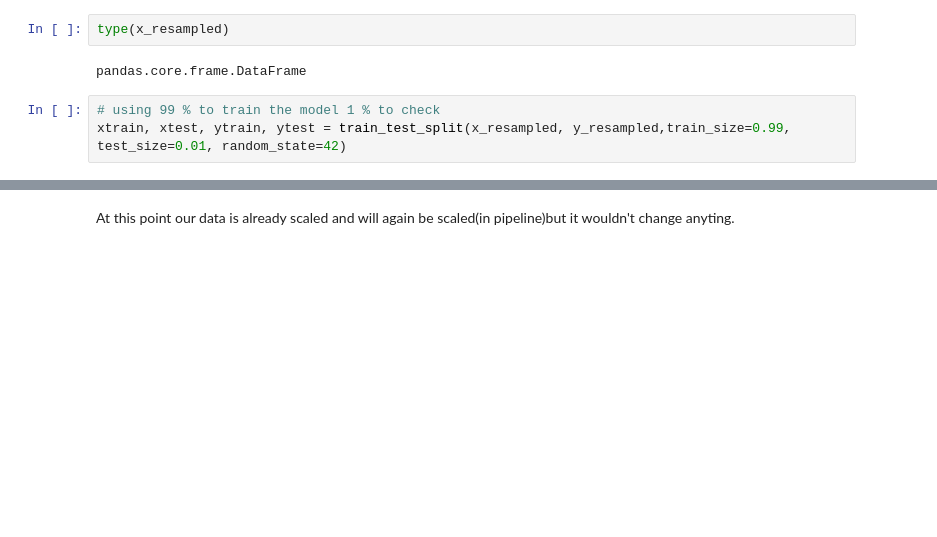
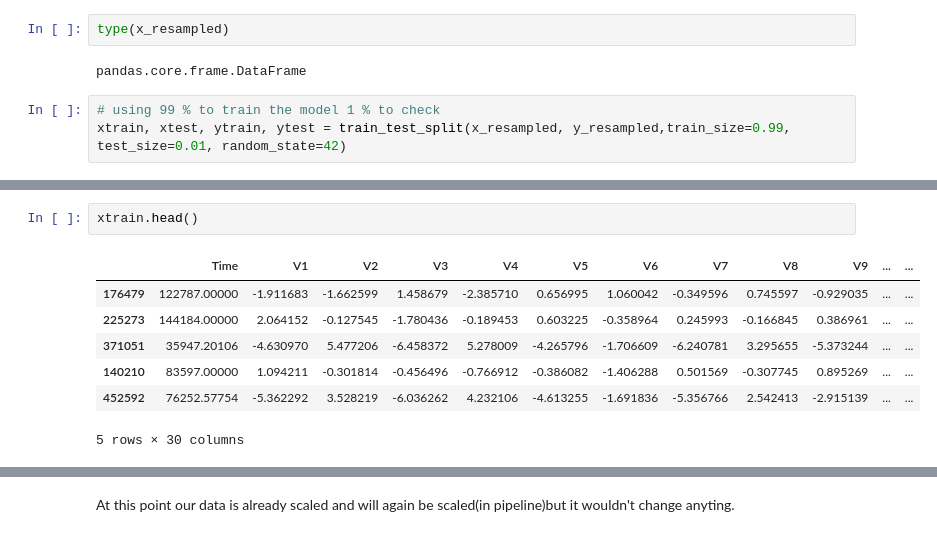
Before and after one commit to tikendraw/creadit-card-fraud-detection-febs-capstone-project, a Jupyter notebook: notebooks/credit_card_fraud_detection_capstone_project.ipynb, the cells around one changed output, grey strips where cells are left out. Saved outputs shown, nothing was run; the diff lists cells and outputs as text; blank space fills up the shorter version.

```diff
--- a/notebooks/credit_card_fraud_detection_capstone_project.ipynb
+++ b/notebooks/credit_card_fraud_detection_capstone_project.ipynb
@@ -564,3 +576,13 @@ xtrain.shape, ytrain.shape, xtest.shape, ytest.shape
+# %%
+xtrain.head()
+# %% [output]
+|  | Time | V1 | V2 | V3 | V4 | V5 | V6 | V7 | V8 | V9 | ... | ... |
+| 176479 | 122787.00000 | -1.911683 | -1.662599 | 1.458679 | -2.385710 | 0.656995 | 1.060042 | -0.349596 | 0.745597 | -0.929035 | ... | ... |
+| 225273 | 144184.00000 | 2.064152 | -0.127545 | -1.780436 | -0.189453 | 0.603225 | -0.358964 | 0.245993 | -0.166845 | 0.386961 | ... | ... |
+| 371051 | 35947.20106 | -4.630970 | 5.477206 | -6.458372 | 5.278009 | -4.265796 | -1.706609 | -6.240781 | 3.295655 | -5.373244 | ... | ... |
+| 140210 | 83597.00000 | 1.094211 | -0.301814 | -0.456496 | -0.766912 | -0.386082 | -1.406288 | 0.501569 | -0.307745 | 0.895269 | ... | ... |
+| 452592 | 76252.57754 | -5.362292 | 3.528219 | -6.036262 | 4.232106 | -4.613255 | -1.691836 | -5.356766 | 2.542413 | -2.915139 | ... | ... |
+5 rows × 30 columns
 # %%
 print('Train:', xtrain.shape, ytrain.shape)
 print('Test:', xtest.shape, ytest.shape)
```
Also changed, not shown: parts of 20 cells of this notebook, 5 other files.
